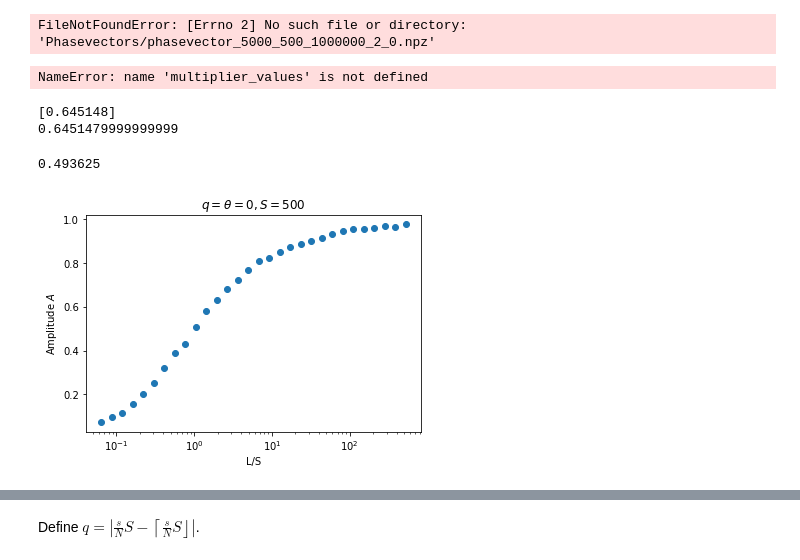
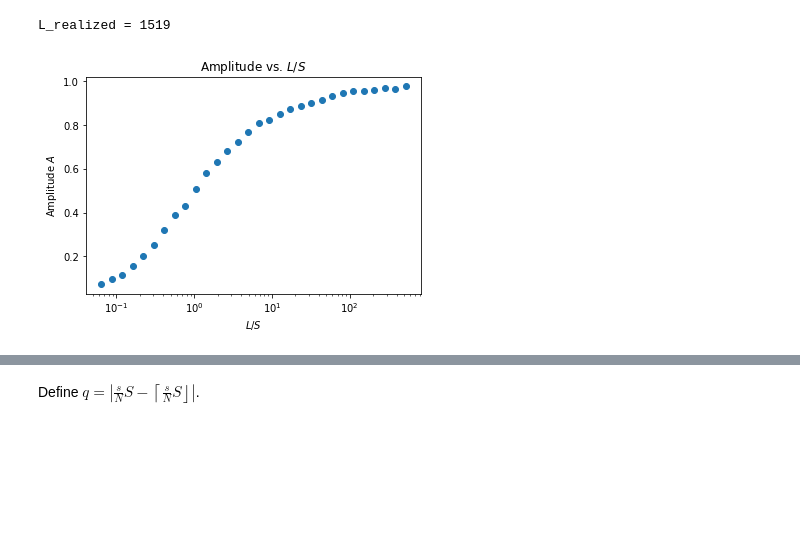
Before and after one commit to Quist-A/Simulator_c-sieve, a Jupyter notebook: Simulator_post-processing.ipynb, the cells around one changed output, grey strips where cells are left out. Cells and saved outputs as stored; diff of their text form; code cells hidden in the pictures; blank space fills up the shorter version.

```diff
--- a/Simulator_post-processing.ipynb
+++ b/Simulator_post-processing.ipynb
@@ -122,13 +125,9 @@ else:
     multipliers,L = create_multipliers(n,p,S)
 
 print("L_realized =", L)
-multipliers[0]
+#multipliers[0]
 # %% [output]
-FileNotFoundError: [Errno 2] No such file or directory: 'Phasevectors/phasevector_5000_500_1000000_2_0.npz'
+L_realized = 1519
-# %%
-max(multiplier_values)
-# %% [output]
-NameError: name 'multiplier_values' is not defined
 # %%
 # Simulation of the post processing
 
@@ -148,17 +147,10 @@ for i in range(N_measurements):
 
     for j,q in enumerate(range_q):
         probabilities[i][j] = sum(calculate_probabilities(S,X,X_card,[q]))#,1/S-q,1/S+q,2/S-q]))
-print(np.average(probabilities,0))
-print(np.average(probabilities))
+#print(np.average(probabilities,0))
+#print(np.average(probabilities))
-# %% [output]
-[0.645148]
-0.6451479999999999
-# %%
-np.average(simulate(2**10,2**10))
-# %% [output]
-0.493625
 # %%
-S = 500
+
 probabilities = []
 range_L = np.logspace(5,18,30,base=2)
 for L in range_L:
@@ -166,11 +158,14 @@ for L in range_L:
 # %%
 plt.plot(range_L[:]/S,probabilities[:],'o')
 plt.semilogx()
 #plt.semilogy()
-plt.xlabel("L/S")
+plt.xlabel(r"$L/S$")
 #plt.ylabel("Probability to find log(S) bits")
 plt.ylabel(r"Amplitude $A$")
-plt.title(r"$q=θ=0, S=500$")
+#plt.title(r"$q=θ=0, S=500$")
+plt.title(r"Amplitude vs. $L/S$")
+
+plt.savefig("Probability_vs_L_over_S_plot.pdf")
 plt.show()
 # %% [output]
-[figure, old version]
+[figure, new version]
```
Also changed, not shown: parts of 13 cells of this notebook, 2 other files.
